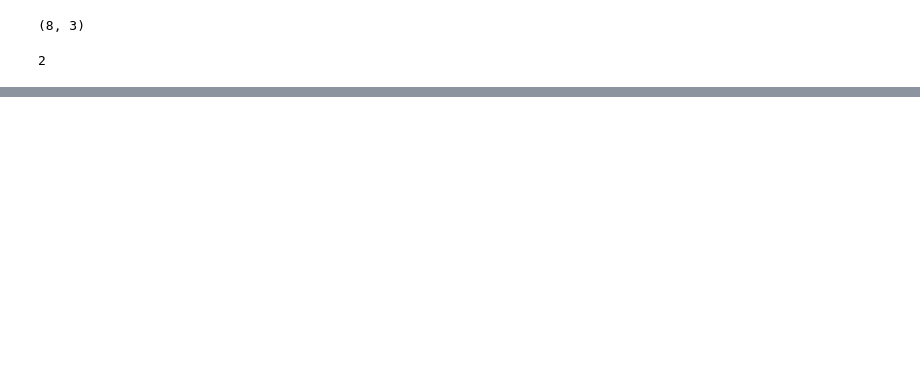
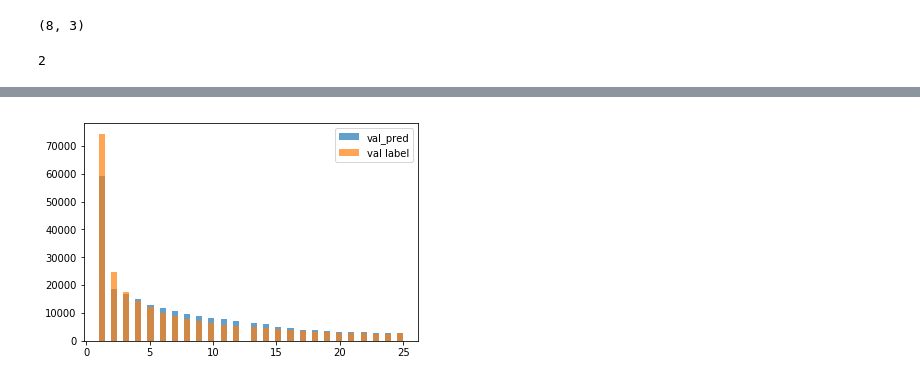
Before and after one commit to samshipengs/naps, a Jupyter notebook: NN.ipynb, the cells around one changed output, grey strips where cells are left out. Cells and saved outputs as stored; diff of their text form; code cells hidden in the pictures; blank space fills up the shorter version.

```diff
--- a/NN.ipynb
+++ b/NN.ipynb
@@ -426,2 +439,8 @@ pd.value_counts(np.where(np.argsort(val_pred)[:, ::-1] == y_val.reshape(-1, 1))[
+# %%
+_ = plt.hist(val_pred_label, bins=50, label='val_pred', alpha=0.7)
+_ = plt.hist(y_val+1, bins=50, label = 'val label', alpha=0.7)
+_ = plt.legend()
+# %% [output]
+[figure, added]
 # %%
 # train mrr: 0.47 | val mrr: 0.45
```
Also changed, not shown: parts of 28 cells of this notebook, 3 other files.
